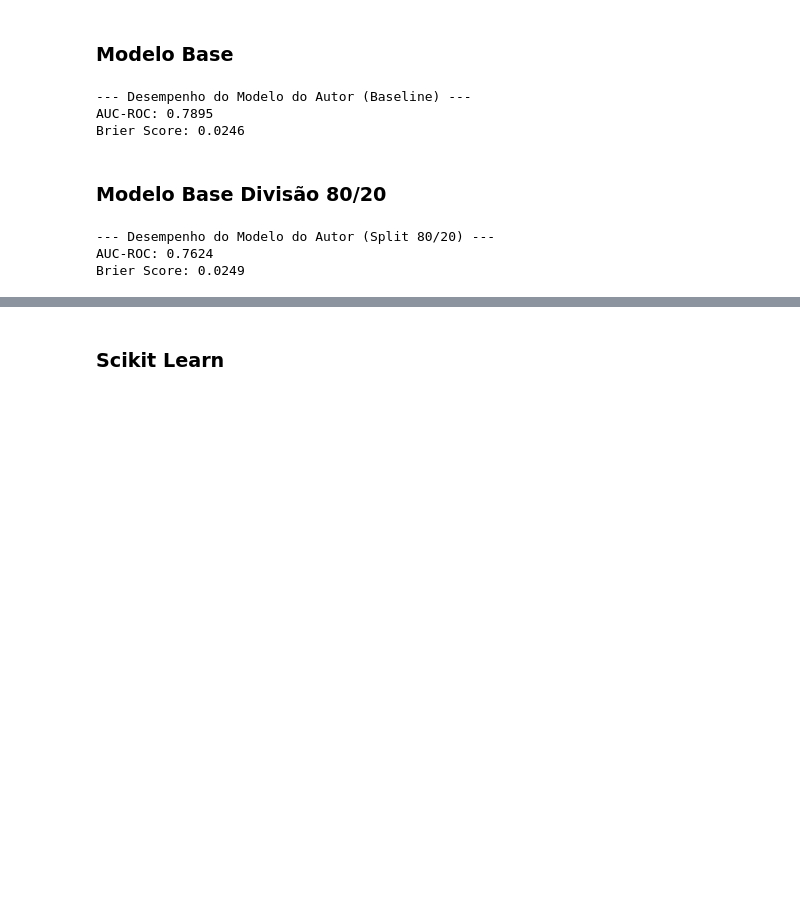
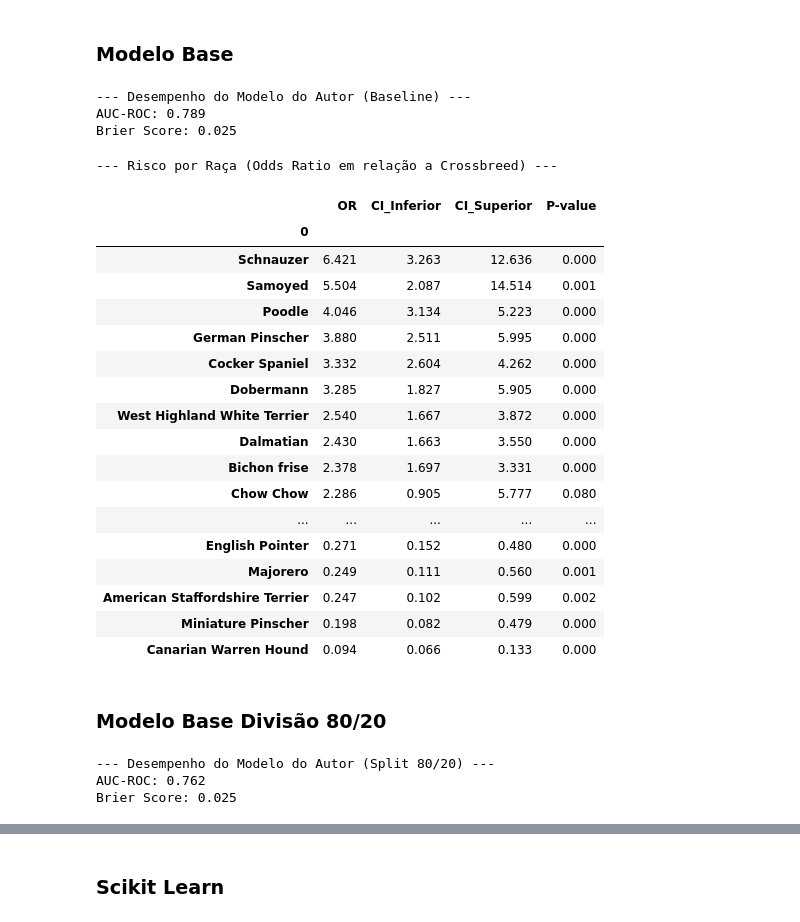
Before and after one commit to Carlos3du/canine-mammary-tumors, a Jupyter notebook: notebooks/model.ipynb, the cells around one changed output, grey strips where cells are left out. Drawn from its saved outputs; the diff is of its cells as text; code cells hidden in the pictures; blank space fills up the shorter version.

```diff
--- a/notebooks/model.ipynb
+++ b/notebooks/model.ipynb
@@ -99,12 +99,52 @@ auc_autor = roc_auc_score(target, probabilidades_autor)
 brier_autor = brier_score_loss(target, probabilidades_autor)
 
 print("--- Desempenho do Modelo do Autor (Baseline) ---")
-print(f"AUC-ROC: {auc_autor:.4f}")
-print(f"Brier Score: {brier_autor:.4f}")
+print(f"AUC-ROC: {auc_autor:.3f}")
+print(f"Brier Score: {brier_autor:.3f}")
 # %% [output]
 --- Desempenho do Modelo do Autor (Baseline) ---
-AUC-ROC: 0.7895
-Brier Score: 0.0246
+AUC-ROC: 0.789
+Brier Score: 0.025
+# %%
+import numpy as np
+
+study = pd.read_csv('../data/study.csv')
+resultados = smf_model.summary2().tables[1]
+
+resultados['OR'] = np.exp(resultados['Coef.'])
+resultados['CI_Inferior'] = np.exp(resultados['[0.025'])
+resultados['CI_Superior'] = np.exp(resultados['0.975]'])
+resultados['P-value'] = resultados['P>|z|']
+
+resultados.index = resultados.index.str.extract(r'\[T\.(.*?)\]')[0].fillna('Intercepto')
+
+tabela = resultados[['OR', 'CI_Inferior', 'CI_Superior', 'P-value']]
+tabela_racas_risco = tabela[~tabela.index.isin(['Intercepto']) & ~tabela.index.isin(study['Island'].unique())]
+
+tabela_racas_risco = tabela_racas_risco.sort_values(by='OR', ascending=False).round(3)
+
+print("--- Risco por Raça (Odds Ratio em relação a Crossbreed) ---")
+tabela_racas_risco
+# %% [output]
+--- Risco por Raça (Odds Ratio em relação a Crossbreed) ---
+|  | OR | CI_Inferior | CI_Superior | P-value |
+| 0 |  |  |  |  |
+| Schnauzer | 6.421 | 3.263 | 12.636 | 0.000 |
+| Samoyed | 5.504 | 2.087 | 14.514 | 0.001 |
+| Poodle | 4.046 | 3.134 | 5.223 | 0.000 |
+| German Pinscher | 3.880 | 2.511 | 5.995 | 0.000 |
+| Cocker Spaniel | 3.332 | 2.604 | 4.262 | 0.000 |
+| Dobermann | 3.285 | 1.827 | 5.905 | 0.000 |
+| West Highland White Terrier | 2.540 | 1.667 | 3.872 | 0.000 |
+| Dalmatian | 2.430 | 1.663 | 3.550 | 0.000 |
+| Bichon frise | 2.378 | 1.697 | 3.331 | 0.000 |
+| Chow Chow | 2.286 | 0.905 | 5.777 | 0.080 |
+| ... | ... | ... | ... | ... |
+| English Pointer | 0.271 | 0.152 | 0.480 | 0.000 |
+| Majorero | 0.249 | 0.111 | 0.560 | 0.001 |
+| American Staffordshire Terrier | 0.247 | 0.102 | 0.599 | 0.002 |
+| Miniature Pinscher | 0.198 | 0.082 | 0.479 | 0.000 |
+| Canarian Warren Hound | 0.094 | 0.066 | 0.133 | 0.000 |
 # %% [markdown]
 ### Modelo Base Divisão 80/20
 # %%
@@ -126,9 +166,9 @@ auc = roc_auc_score(target, probs)
 brier = brier_score_loss(target, probs)
 
 print("--- Desempenho do Modelo do Autor (Split 80/20) ---")
-print(f"AUC-ROC: {auc:.4f}")
-print(f"Brier Score: {brier:.4f}")
+print(f"AUC-ROC: {auc:.3f}")
+print(f"Brier Score: {brier:.3f}")
 # %% [output]
 --- Desempenho do Modelo do Autor (Split 80/20) ---
-AUC-ROC: 0.7624
-Brier Score: 0.0249
+AUC-ROC: 0.762
+Brier Score: 0.025
```
Also changed, not shown: parts of 22 cells of this notebook, 2 other files.
